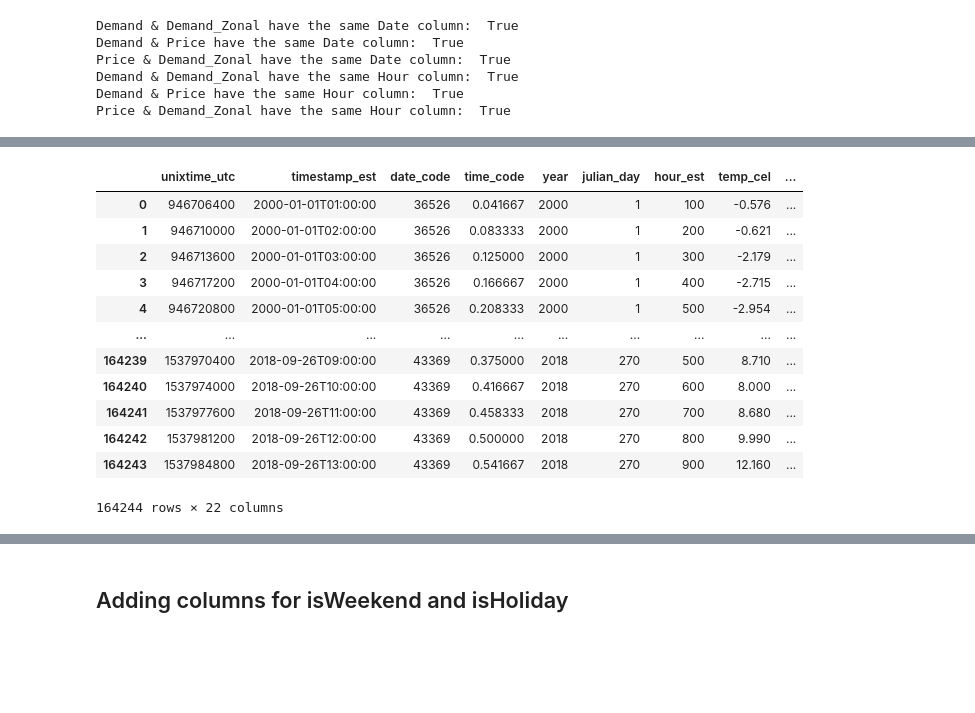
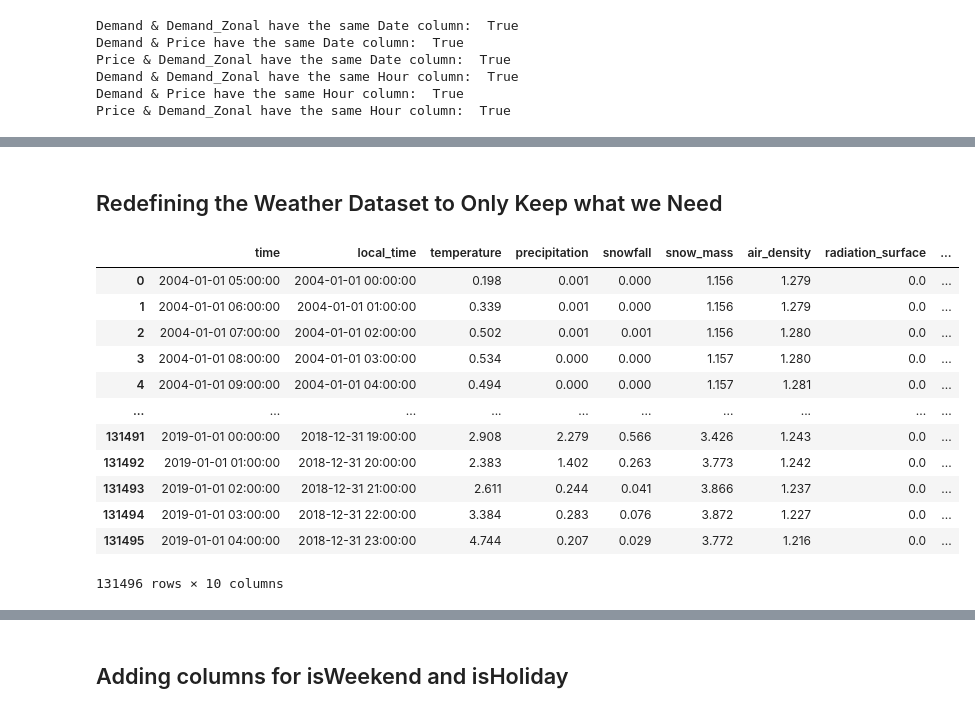
Before and after one commit to cesare-spinoso/project_432, a Jupyter notebook: Electricity.ipynb, the cells around one changed output, grey strips where cells are left out. Saved outputs shown, nothing was run; the diff lists cells and outputs as text; code cells hidden in the pictures; blank space fills up the shorter version.

```diff
--- a/Electricity.ipynb
+++ b/Electricity.ipynb
@@ -338,0 +304,3 @@ dtype: bool
+# %%
+for i in range(2004, 2020): #2020, because the files are UTC based, so 2019 still has 2018 local_time data:
+    locals()["weather_" + str(i)] = pd.read_csv("Data/Weather/ninja_weather_43.6535_-79.3839_" + str(i) + ".csv", header = 3)
@@ -338,0 +309,4 @@ dtype: bool
+# %%
+weather = weather_2004
+for i in range(2005, 2020):
+    weather = pd.concat([weather, locals()["weather_" + str(i)]], axis = 0)
@@ -339,21 +329,25 @@ dtype: bool
+# %% [markdown]
+## Redefining the Weather Dataset to Only Keep what we Need
+# %%
+#Redefining the first two columns to be datetime
+weather = weather.astype({'time': 'datetime64[ns]', 'local_time': 'datetime64[ns]'})
 # %%
-#Removing all the rows that end with 1/2 hour Ex: 18:30, 19:30, etc. would be removed
-weather = weather[(weather['hour_est'] % 100 == 0)]
-
+#Subsetting the dataframe for only the years that are relevant to us (2004-2018)
+weather = weather[(weather['local_time'].dt.year > 2003) & (weather['local_time'].dt.year < 2019)]
 #Also need to reindex the dataframe
 weather = weather.reset_index(drop=True)
 weather
 # %% [output]
-|  | unixtime_utc | timestamp_est | date_code | time_code | year | julian_day | hour_est | temp_cel | ... |
-| 0 | 946706400 | 2000-01-01T01:00:00 | 36526 | 0.041667 | 2000 | 1 | 100 | -0.576 | ... |
-| 1 | 946710000 | 2000-01-01T02:00:00 | 36526 | 0.083333 | 2000 | 1 | 200 | -0.621 | ... |
-| 2 | 946713600 | 2000-01-01T03:00:00 | 36526 | 0.125000 | 2000 | 1 | 300 | -2.179 | ... |
-| 3 | 946717200 | 2000-01-01T04:00:00 | 36526 | 0.166667 | 2000 | 1 | 400 | -2.715 | ... |
-| 4 | 946720800 | 2000-01-01T05:00:00 | 36526 | 0.208333 | 2000 | 1 | 500 | -2.954 | ... |
+|  | time | local_time | temperature | precipitation | snowfall | snow_mass | air_density | radiation_surface | ... |
+| 0 | 2004-01-01 05:00:00 | 2004-01-01 00:00:00 | 0.198 | 0.001 | 0.000 | 1.156 | 1.279 | 0.0 | ... |
+| 1 | 2004-01-01 06:00:00 | 2004-01-01 01:00:00 | 0.339 | 0.001 | 0.000 | 1.156 | 1.279 | 0.0 | ... |
+| 2 | 2004-01-01 07:00:00 | 2004-01-01 02:00:00 | 0.502 | 0.001 | 0.001 | 1.156 | 1.280 | 0.0 | ... |
+| 3 | 2004-01-01 08:00:00 | 2004-01-01 03:00:00 | 0.534 | 0.000 | 0.000 | 1.157 | 1.280 | 0.0 | ... |
+| 4 | 2004-01-01 09:00:00 | 2004-01-01 04:00:00 | 0.494 | 0.000 | 0.000 | 1.157 | 1.281 | 0.0 | ... |
 | ... | ... | ... | ... | ... | ... | ... | ... | ... | ... |
-| 164239 | 1537970400 | 2018-09-26T09:00:00 | 43369 | 0.375000 | 2018 | 270 | 500 | 8.710 | ... |
-| 164240 | 1537974000 | 2018-09-26T10:00:00 | 43369 | 0.416667 | 2018 | 270 | 600 | 8.000 | ... |
-| 164241 | 1537977600 | 2018-09-26T11:00:00 | 43369 | 0.458333 | 2018 | 270 | 700 | 8.680 | ... |
-| 164242 | 1537981200 | 2018-09-26T12:00:00 | 43369 | 0.500000 | 2018 | 270 | 800 | 9.990 | ... |
-| 164243 | 1537984800 | 2018-09-26T13:00:00 | 43369 | 0.541667 | 2018 | 270 | 900 | 12.160 | ... |
+| 131491 | 2019-01-01 00:00:00 | 2018-12-31 19:00:00 | 2.908 | 2.279 | 0.566 | 3.426 | 1.243 | 0.0 | ... |
+| 131492 | 2019-01-01 01:00:00 | 2018-12-31 20:00:00 | 2.383 | 1.402 | 0.263 | 3.773 | 1.242 | 0.0 | ... |
+| 131493 | 2019-01-01 02:00:00 | 2018-12-31 21:00:00 | 2.611 | 0.244 | 0.041 | 3.866 | 1.237 | 0.0 | ... |
+| 131494 | 2019-01-01 03:00:00 | 2018-12-31 22:00:00 | 3.384 | 0.283 | 0.076 | 3.872 | 1.227 | 0.0 | ... |
+| 131495 | 2019-01-01 04:00:00 | 2018-12-31 23:00:00 | 4.744 | 0.207 | 0.029 | 3.772 | 1.216 | 0.0 | ... |
-164244 rows × 22 columns
+131496 rows × 10 columns
```
Also changed, not shown: parts of 43 cells of this notebook, 1 other file.
